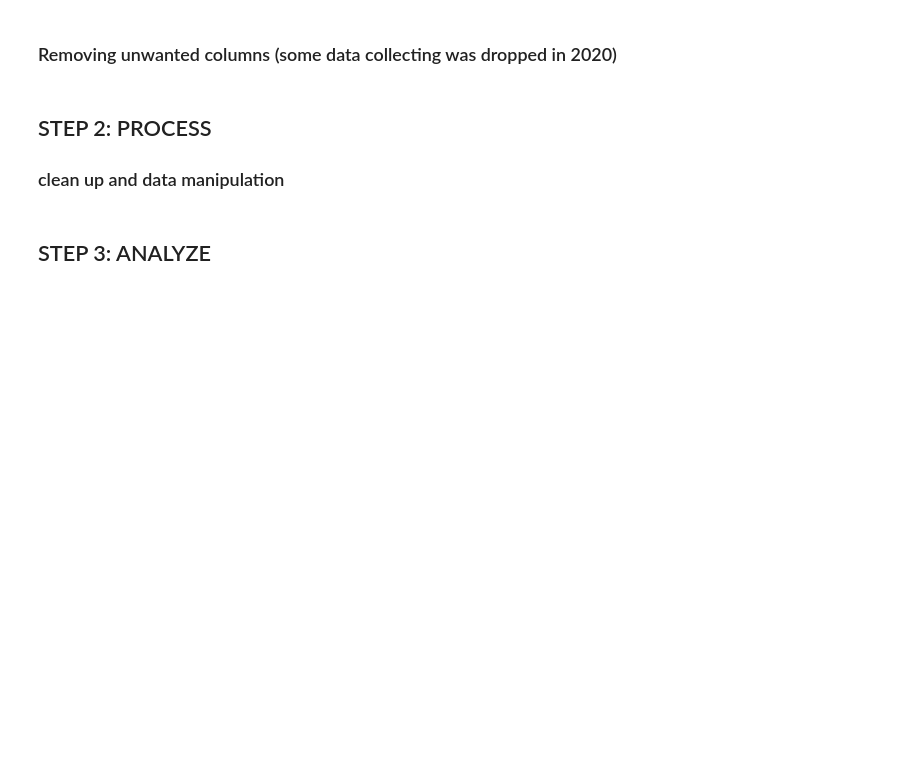
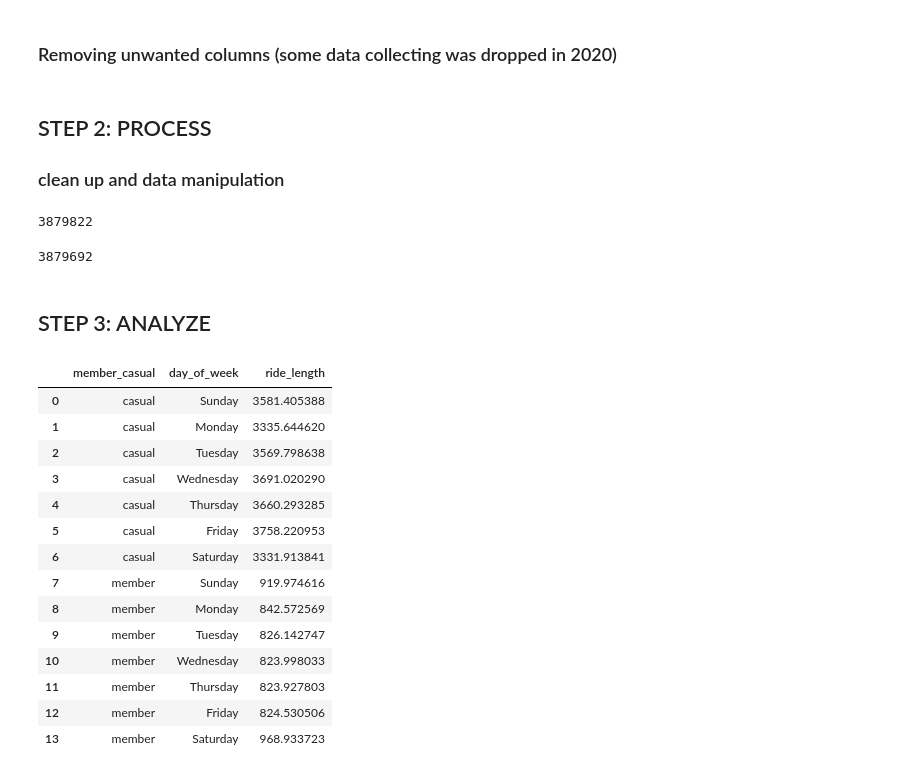
Before and after one commit to namrathapmd/Case_Study_RStudio_DataAnalytics, a Jupyter notebook: Case_Study_Jupyter_Notebook.ipynb, the cells around one changed output. Saved outputs shown, nothing was run; the diff lists cells and outputs as text; code cells hidden in the pictures; blank space fills up the shorter version.

```diff
--- a/Case_Study_Jupyter_Notebook.ipynb
+++ b/Case_Study_Jupyter_Notebook.ipynb
@@ -98,2 +99,36 @@ alltrips = alltrips.drop(alltrips[conditions].index)
+# %%
+len(alltrips.index)
+# %% [output]
+3879822
+# %%
+len(alltrips_v2.index)
+# %% [output]
+3879692
 # %% [markdown]
 ## STEP 3: ANALYZE
+# %%
+#Grouping members into members/casual and finding out mean ride_length in both and assigning it to a new dataframe
+resulta = (
+        alltrips_v2
+        .groupby(['member_casual','day_of_week'],observed=True)['ride_length']
+        .mean()
+        .reset_index()
+)
+# %%
+resulta
+# %% [output]
+|  | member_casual | day_of_week | ride_length |
+| 0 | casual | Sunday | 3581.405388 |
+| 1 | casual | Monday | 3335.644620 |
+| 2 | casual | Tuesday | 3569.798638 |
+| 3 | casual | Wednesday | 3691.020290 |
+| 4 | casual | Thursday | 3660.293285 |
+| 5 | casual | Friday | 3758.220953 |
+| 6 | casual | Saturday | 3331.913841 |
+| 7 | member | Sunday | 919.974616 |
+| 8 | member | Monday | 842.572569 |
+| 9 | member | Tuesday | 826.142747 |
+| 10 | member | Wednesday | 823.998033 |
+| 11 | member | Thursday | 823.927803 |
+| 12 | member | Friday | 824.530506 |
+| 13 | member | Saturday | 968.933723 |
```
Also changed, not shown: parts of 10 cells of this notebook.
